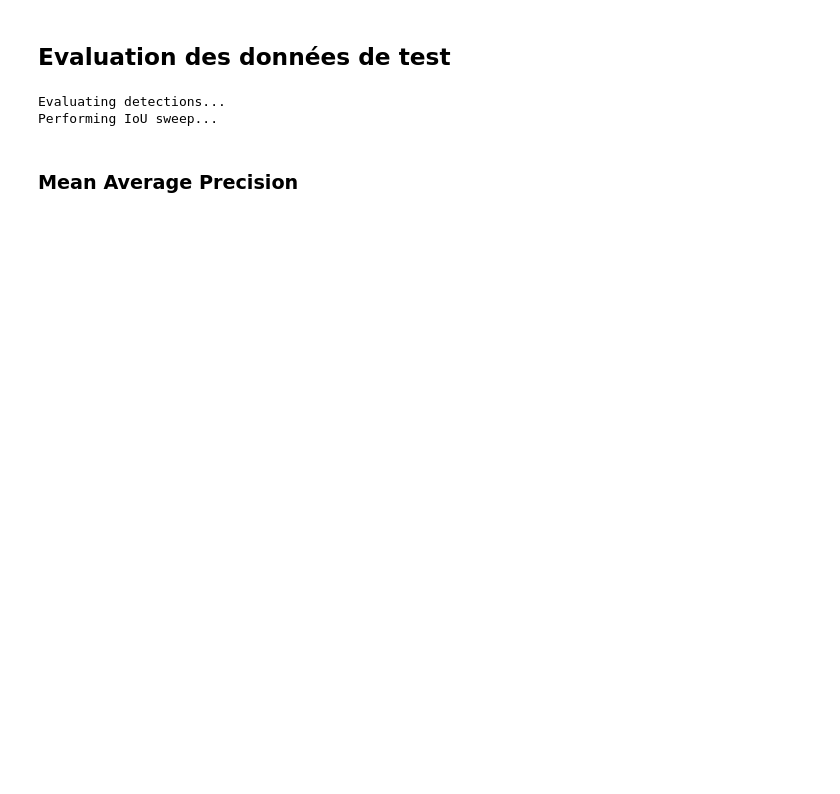
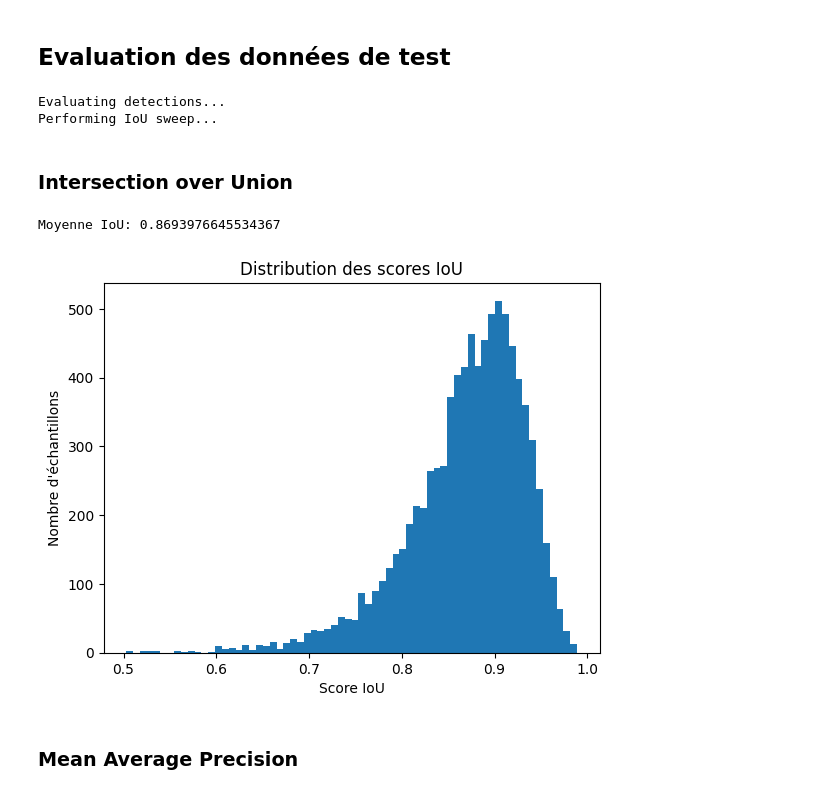
Before and after one commit to charaf90/Object-Detection-Project, a Jupyter notebook: detection_classification_test.ipynb, the cells around one changed output. Cells and saved outputs as stored; diff of their text form; code cells hidden in the pictures; blank space fills up the shorter version.

```diff
--- a/detection_classification_test.ipynb
+++ b/detection_classification_test.ipynb
@@ -278,6 +276,34 @@ results = dataset.evaluate_detections(
 # %% [output]
 Evaluating detections...
 Performing IoU sweep...
+# %% [markdown]
+### Intersection over Union
+# %%
+import numpy as np
+
+ious = results.ious
+
+ious_np = np.array([iou if iou is not None else np.nan for iou in ious])
+
+# Calculer la moyenne, en ignorant les valeurs `np.nan`
+mean_iou = np.nanmean(ious_np)
+
+print("Moyenne IoU:", mean_iou)
+# %% [output]
+Moyenne IoU: 0.8693976645534367
+# %%
+ious_np = ious_np[~np.isnan(ious_np)]
+
+# Créer l'histogramme
+plt.hist(ious_np, bins='auto')  # 'auto' détermine automatiquement le nombre de bins
+
+plt.title('Distribution des scores IoU')
+plt.xlabel('Score IoU')
+plt.ylabel('Nombre d\'échantillons')
+
+plt.show()
+# %% [output]
+[figure, added]
 # %% [markdown]
 ### Mean Average Precision
 # %%
```
Also changed, not shown: parts of 8 cells of this notebook.
